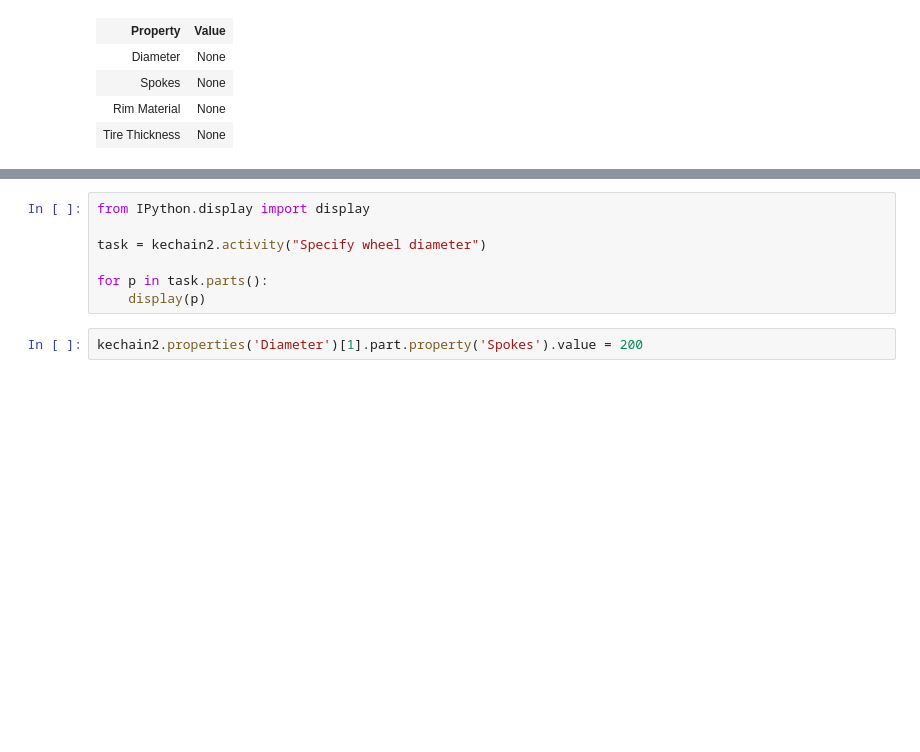
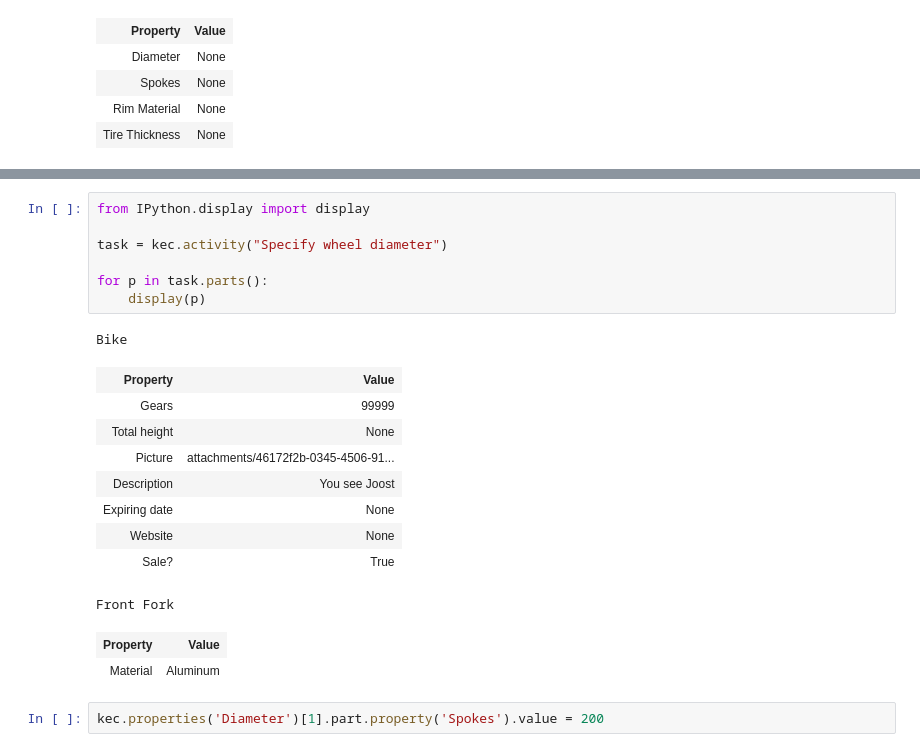
Before and after one commit to KE-works/pykechain, a Jupyter notebook: example2.ipynb, the cells around one changed output, grey strips where cells are left out. Saved outputs shown, nothing was run; the diff lists cells and outputs as text; blank space fills up the shorter version.

```diff
--- a/example2.ipynb
+++ b/example2.ipynb
@@ -73,10 +93,23 @@ project.parts(model=project.model('Wheel'))
 # %%
 from IPython.display import display
 
-task = kechain2.activity("Specify wheel diameter")
+task = kec.activity("Specify wheel diameter")
 
 for p in task.parts():
     display(p)
+# %% [output]
+Bike
+| Property | Value |
+| Gears | 99999 |
+| Total height | None |
+| Picture | attachments/46172f2b-0345-4506-91... |
+| Description | You see Joost |
+| Expiring date | None |
+| Website | None |
+| Sale? | True |
+Front Fork
+| Property | Value |
+| Material | Aluminum |
 # %%
-kechain2.properties('Diameter')[1].part.property('Spokes').value = 200
+kec.properties('Diameter')[1].part.property('Spokes').value = 200
 # %%
```
Also changed, not shown: parts of 12 cells of this notebook, 1 other file.
